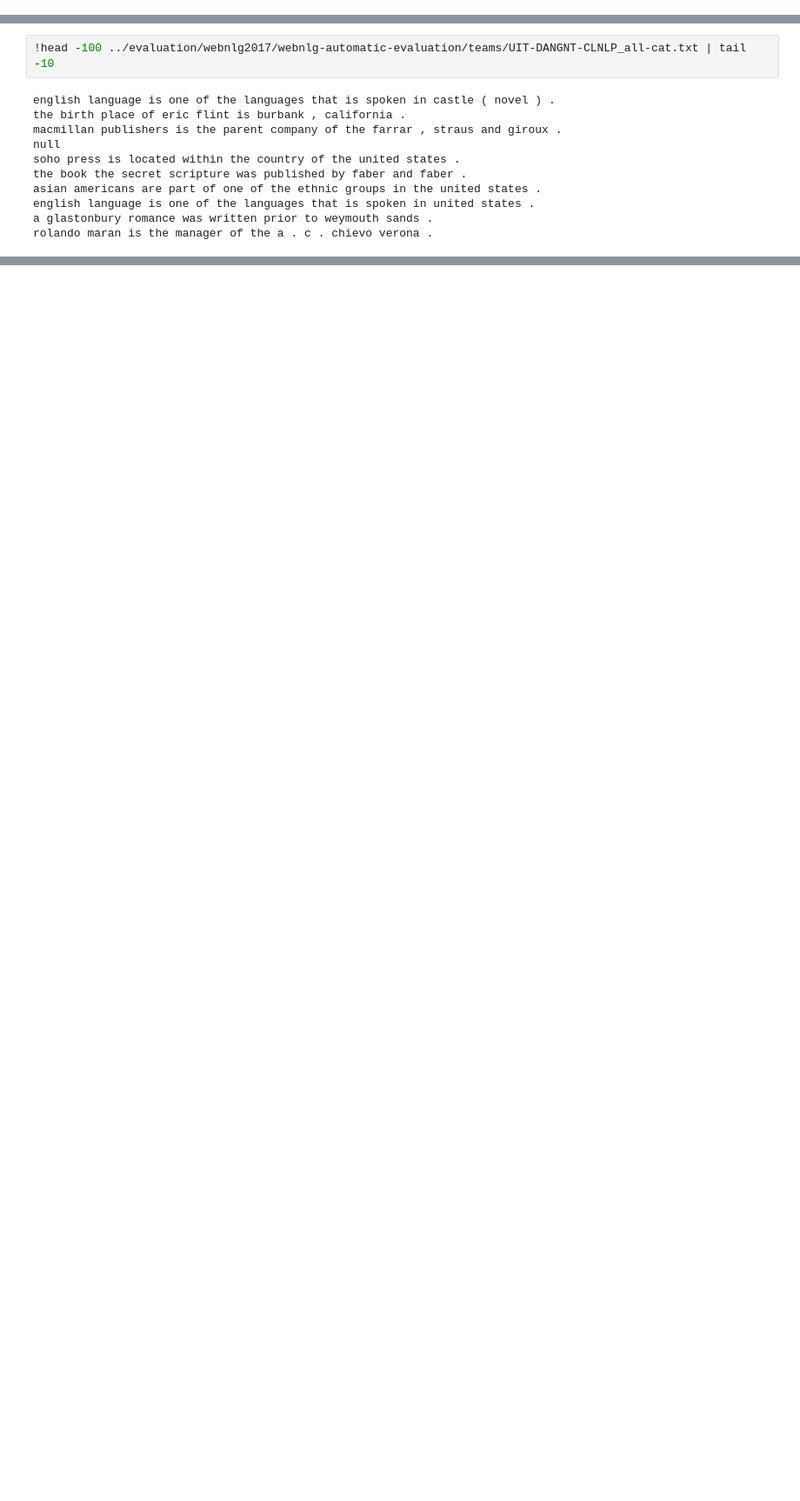
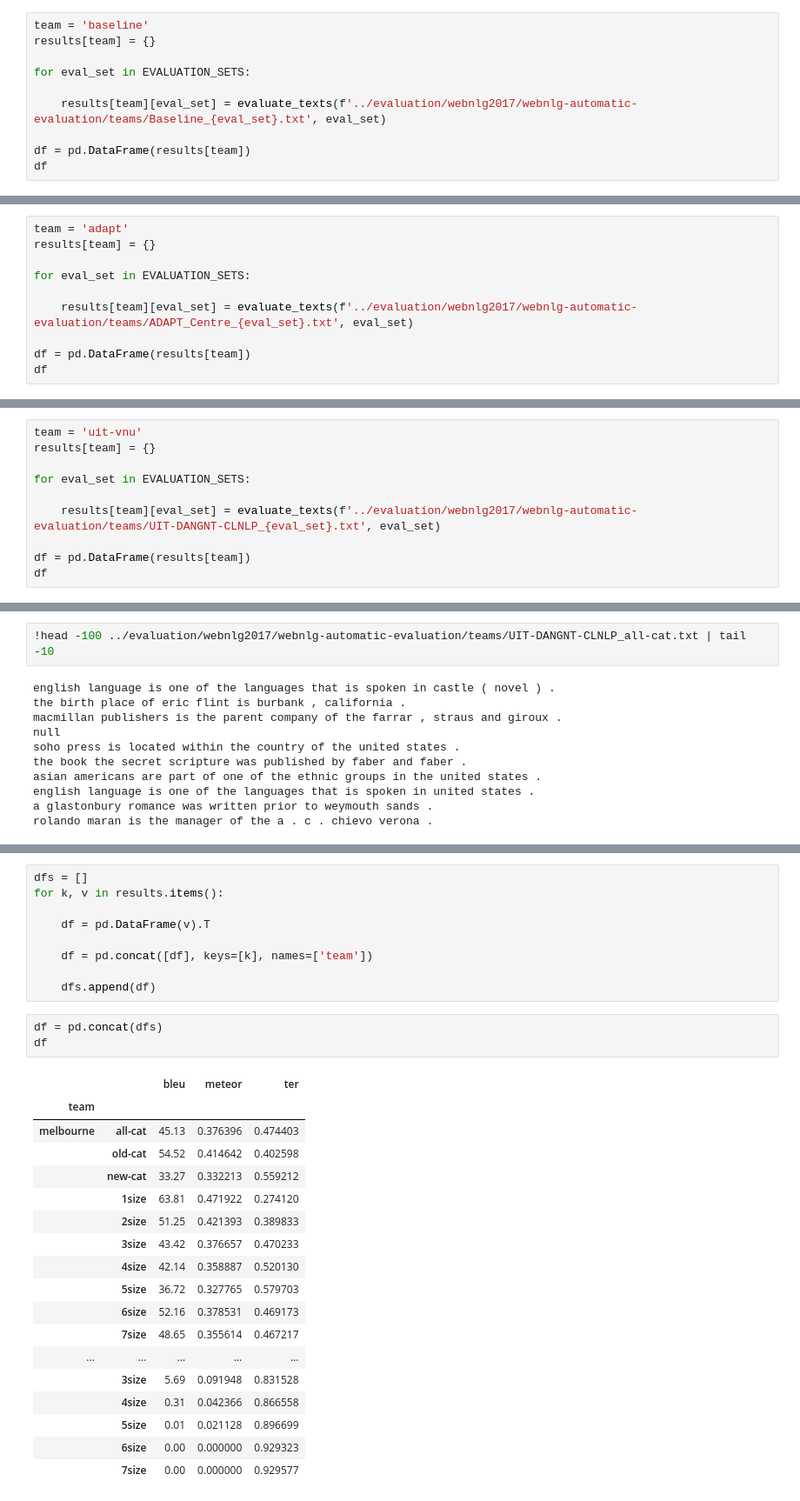
Before and after one commit to abevieiramota/challenge-webnlg, a Jupyter notebook: notebook/02 - Evaluation.ipynb, the cells around one changed output, grey strips where cells are left out. Shown at 87% size. Cells and saved outputs as stored; diff of their text form; blank space fills up the shorter version.

```diff
--- a/notebook/02 - Evaluation.ipynb
+++ b/notebook/02 - Evaluation.ipynb
@@ -181,0 +247,10 @@ evaluate_texts('../evaluation/webnlg2017/webnlg-automatic-evaluation/teams/Basel
+# %%
+team = 'baseline'
+results[team] = {}
+
+for eval_set in EVALUATION_SETS:
+
+    results[team][eval_set] = evaluate_texts(f'../evaluation/webnlg2017/webnlg-automatic-evaluation/teams/Baseline_{eval_set}.txt', eval_set)
+
+df = pd.DataFrame(results[team])
+df
@@ -202,0 +279,10 @@ evaluate_texts('../evaluation/webnlg2017/webnlg-automatic-evaluation/teams/ADAPT
+# %%
+team = 'adapt'
+results[team] = {}
+
+for eval_set in EVALUATION_SETS:
+
+    results[team][eval_set] = evaluate_texts(f'../evaluation/webnlg2017/webnlg-automatic-evaluation/teams/ADAPT_Centre_{eval_set}.txt', eval_set)
+
+df = pd.DataFrame(results[team])
+df
@@ -223,0 +311,10 @@ evaluate_texts('../evaluation/webnlg2017/webnlg-automatic-evaluation/teams/UIT-D
+# %%
+team = 'uit-vnu'
+results[team] = {}
+
+for eval_set in EVALUATION_SETS:
+
+    results[team][eval_set] = evaluate_texts(f'../evaluation/webnlg2017/webnlg-automatic-evaluation/teams/UIT-DANGNT-CLNLP_{eval_set}.txt', eval_set)
+
+df = pd.DataFrame(results[team])
+df
@@ -236,0 +341,31 @@ rolando maran is the manager of the a . c . chievo verona .
+# %%
+dfs = []
+for k, v in results.items():
+
+    df = pd.DataFrame(v).T
+
+    df = pd.concat([df], keys=[k], names=['team'])
+
+    dfs.append(df)
+# %%
+df = pd.concat(dfs)
+df
+# %% [output]
+|  |  | bleu | meteor | ter |
+| team |  |  |  |  |
+| melbourne | all-cat | 45.13 | 0.376396 | 0.474403 |
+|  | old-cat | 54.52 | 0.414642 | 0.402598 |
+|  | new-cat | 33.27 | 0.332213 | 0.559212 |
+|  | 1size | 63.81 | 0.471922 | 0.274120 |
+|  | 2size | 51.25 | 0.421393 | 0.389833 |
+|  | 3size | 43.42 | 0.376657 | 0.470233 |
+|  | 4size | 42.14 | 0.358887 | 0.520130 |
+|  | 5size | 36.72 | 0.327765 | 0.579703 |
+|  | 6size | 52.16 | 0.378531 | 0.469173 |
+|  | 7size | 48.65 | 0.355614 | 0.467217 |
+| ... | ... | ... | ... | ... |
+|  | 3size | 5.69 | 0.091948 | 0.831528 |
+|  | 4size | 0.31 | 0.042366 | 0.866558 |
+|  | 5size | 0.01 | 0.021128 | 0.896699 |
+|  | 6size | 0.00 | 0.000000 | 0.929323 |
+|  | 7size | 0.00 | 0.000000 | 0.929577 |
```
Also changed, not shown: parts of 23 cells of this notebook, 3 other files.
